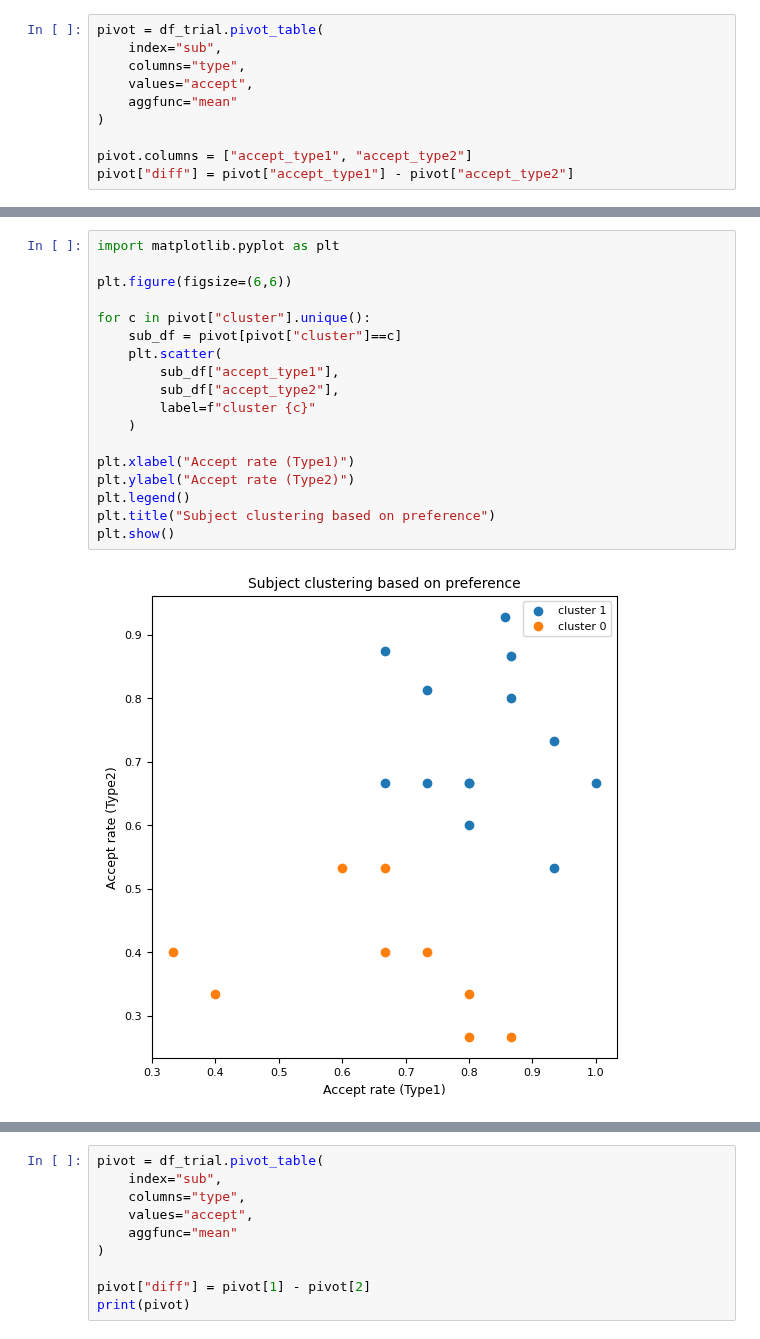
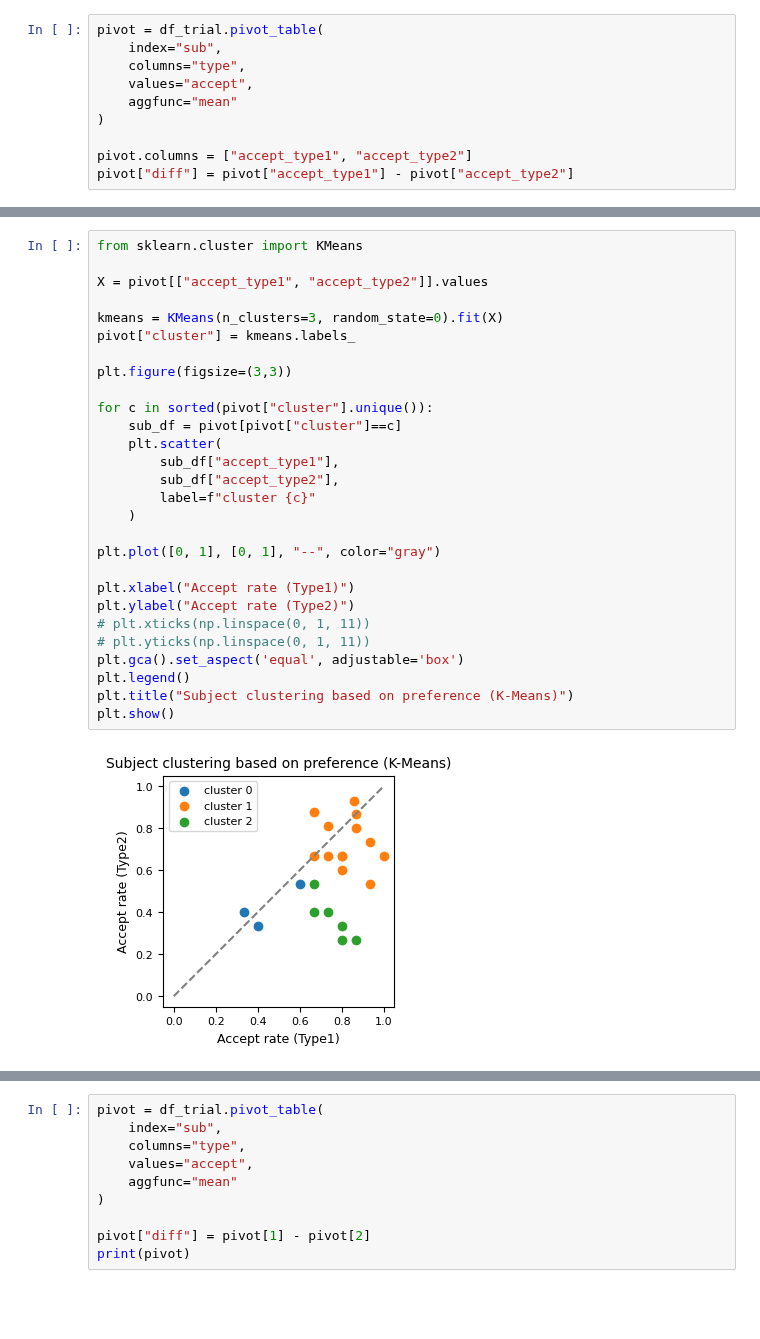
Before and after one commit to yxlin02/HCICarSim, a Jupyter notebook: DataAnalysis.ipynb, the cells around one changed output, grey strips where cells are left out. Cells and saved outputs as stored; diff of their text form; blank space fills up the shorter version.

```diff
--- a/DataAnalysis.ipynb
+++ b/DataAnalysis.ipynb
@@ -563,20 +564,30 @@ pivot["cluster"] = kmeans.labels_
 # %%
-import matplotlib.pyplot as plt
+from sklearn.cluster import KMeans
 
-plt.figure(figsize=(6,6))
+X = pivot[["accept_type1", "accept_type2"]].values
 
-for c in pivot["cluster"].unique():
+kmeans = KMeans(n_clusters=3, random_state=0).fit(X)
+pivot["cluster"] = kmeans.labels_
+
+plt.figure(figsize=(3,3))
+
+for c in sorted(pivot["cluster"].unique()):
     sub_df = pivot[pivot["cluster"]==c]
     plt.scatter(
         sub_df["accept_type1"],
         sub_df["accept_type2"],
         label=f"cluster {c}"
     )
 
+plt.plot([0, 1], [0, 1], "--", color="gray")
+
 plt.xlabel("Accept rate (Type1)")
 plt.ylabel("Accept rate (Type2)")
+# plt.xticks(np.linspace(0, 1, 11))
+# plt.yticks(np.linspace(0, 1, 11))
+plt.gca().set_aspect('equal', adjustable='box')
 plt.legend()
-plt.title("Subject clustering based on preference")
+plt.title("Subject clustering based on preference (K-Means)")
 plt.show()
 # %% [output]
-[figure, old version]
+[figure, new version]
```
Also changed, not shown: parts of 21 cells of this notebook, 5 other files.
